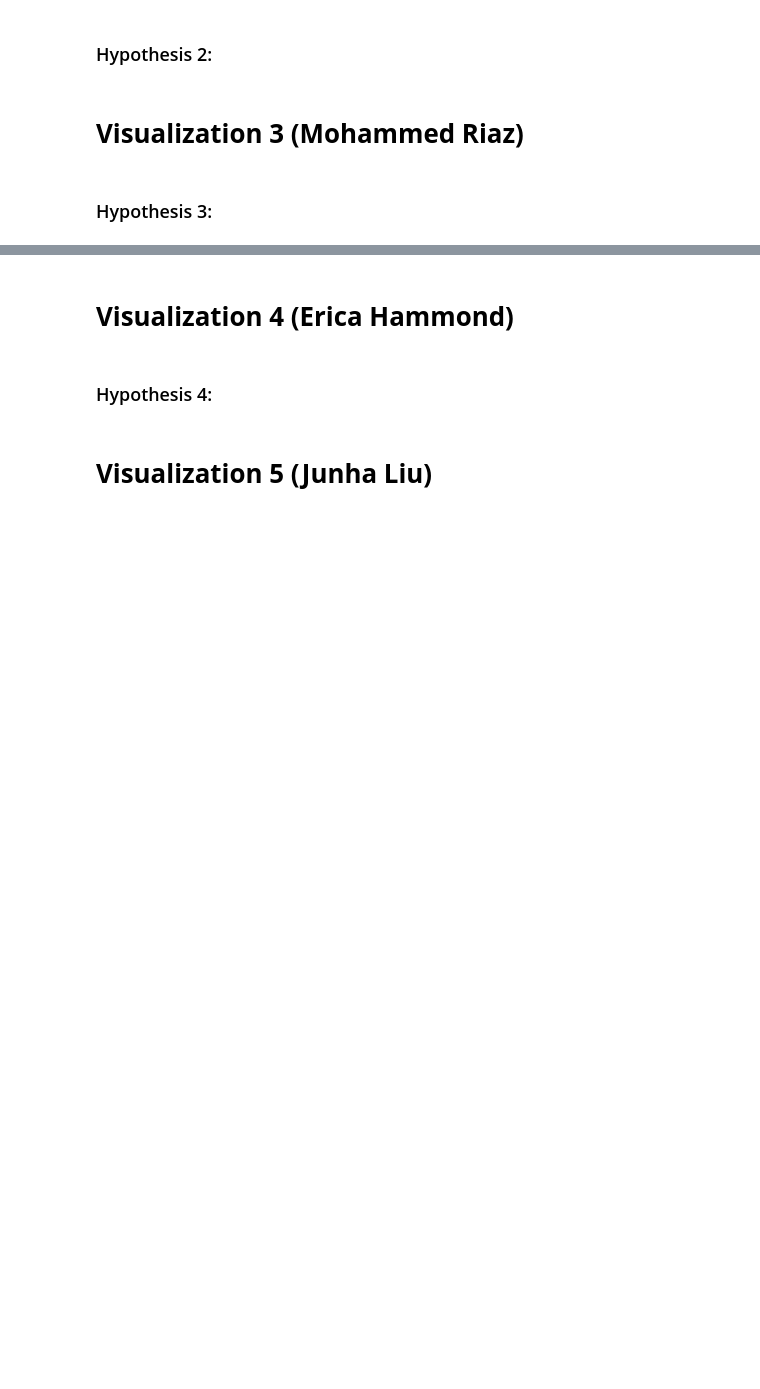
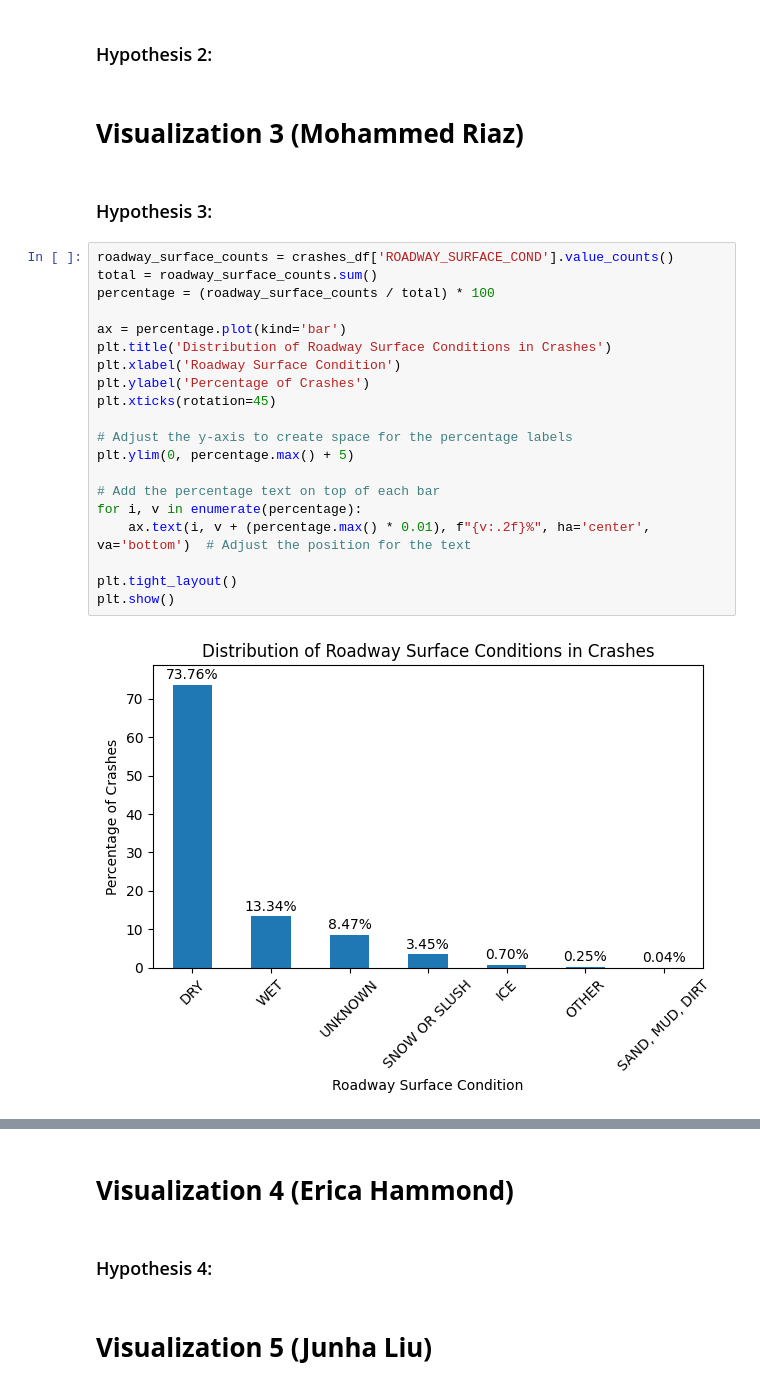
Before and after one commit to jweis4/CS-418-Traffic-Accidents-Analysis-Project, a Jupyter notebook: src/CS-418-Group-16.ipynb, the cells around one changed output, grey strips where cells are left out. Cells and saved outputs as stored; diff of their text form; blank space fills up the shorter version.

Commit message:
Mohammed visualization and hypothesis

```diff
--- a/src/CS-418-Group-16.ipynb
+++ b/src/CS-418-Group-16.ipynb
@@ -421,3 +421,25 @@ According to my analysis, the ‘CLEAR’ condition is not the least dangerous c
 # **Visualization 3 (Mohammed Riaz)**
 # %% [markdown]
 ### Hypothesis 3:
+# %%
+roadway_surface_counts = crashes_df['ROADWAY_SURFACE_COND'].value_counts()
+total = roadway_surface_counts.sum()
+percentage = (roadway_surface_counts / total) * 100
+
+ax = percentage.plot(kind='bar')
+plt.title('Distribution of Roadway Surface Conditions in Crashes')
+plt.xlabel('Roadway Surface Condition')
+plt.ylabel('Percentage of Crashes')
+plt.xticks(rotation=45)
+
+# Adjust the y-axis to create space for the percentage labels
+plt.ylim(0, percentage.max() + 5)
+
+# Add the percentage text on top of each bar
+for i, v in enumerate(percentage):
+    ax.text(i, v + (percentage.max() * 0.01), f"{v:.2f}%", ha='center', va='bottom')  # Adjust the position for the text
+
+plt.tight_layout()
+plt.show()
+# %% [output]
+[figure, added]
```
Also changed, not shown: parts of 3 cells of this notebook.
